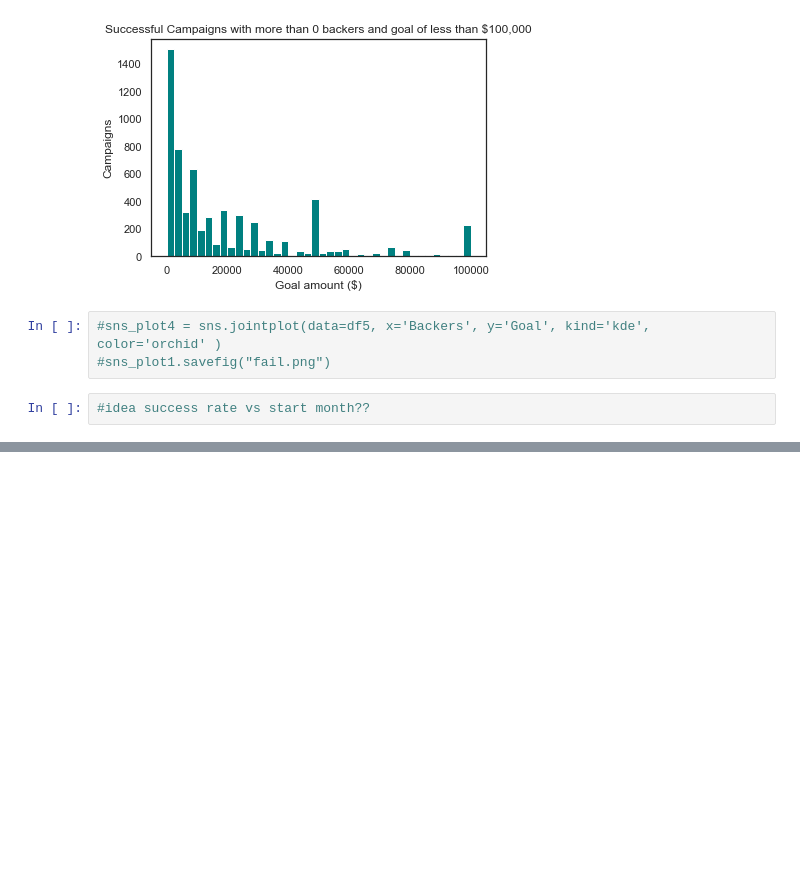
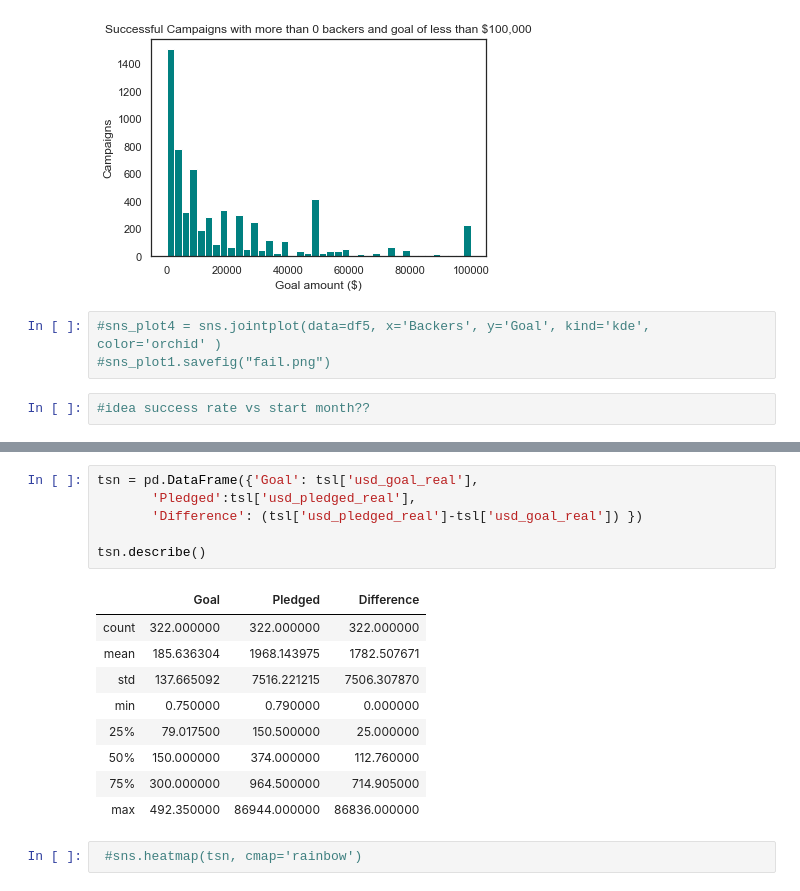
Before and after one commit to kgreengrass/fictional-happiness, a Jupyter notebook: Kickstarter.ipynb, the cells around one changed output, grey strips where cells are left out. Saved outputs shown, nothing was run; the diff lists cells and outputs as text; blank space fills up the shorter version.

```diff
--- a/Kickstarter.ipynb
+++ b/Kickstarter.ipynb
@@ -122,0 +136,18 @@ plot the length of thing against the number of pledges ?
+# %%
+tsn = pd.DataFrame({'Goal': tsl['usd_goal_real'],
+       'Pledged':tsl['usd_pledged_real'],
+       'Difference': (tsl['usd_pledged_real']-tsl['usd_goal_real']) })
+
+tsn.describe()
+# %% [output]
+|  | Goal | Pledged | Difference |
+| count | 322.000000 | 322.000000 | 322.000000 |
+| mean | 185.636304 | 1968.143975 | 1782.507671 |
+| std | 137.665092 | 7516.221215 | 7506.307870 |
+| min | 0.750000 | 0.790000 | 0.000000 |
+| 25% | 79.017500 | 150.500000 | 25.000000 |
+| 50% | 150.000000 | 374.000000 | 112.760000 |
+| 75% | 300.000000 | 964.500000 | 714.905000 |
+| max | 492.350000 | 86944.000000 | 86836.000000 |
+# %%
+ #sns.heatmap(tsn, cmap='rainbow')
```
Also changed, not shown: parts of 3 cells of this notebook, 4 other files.
